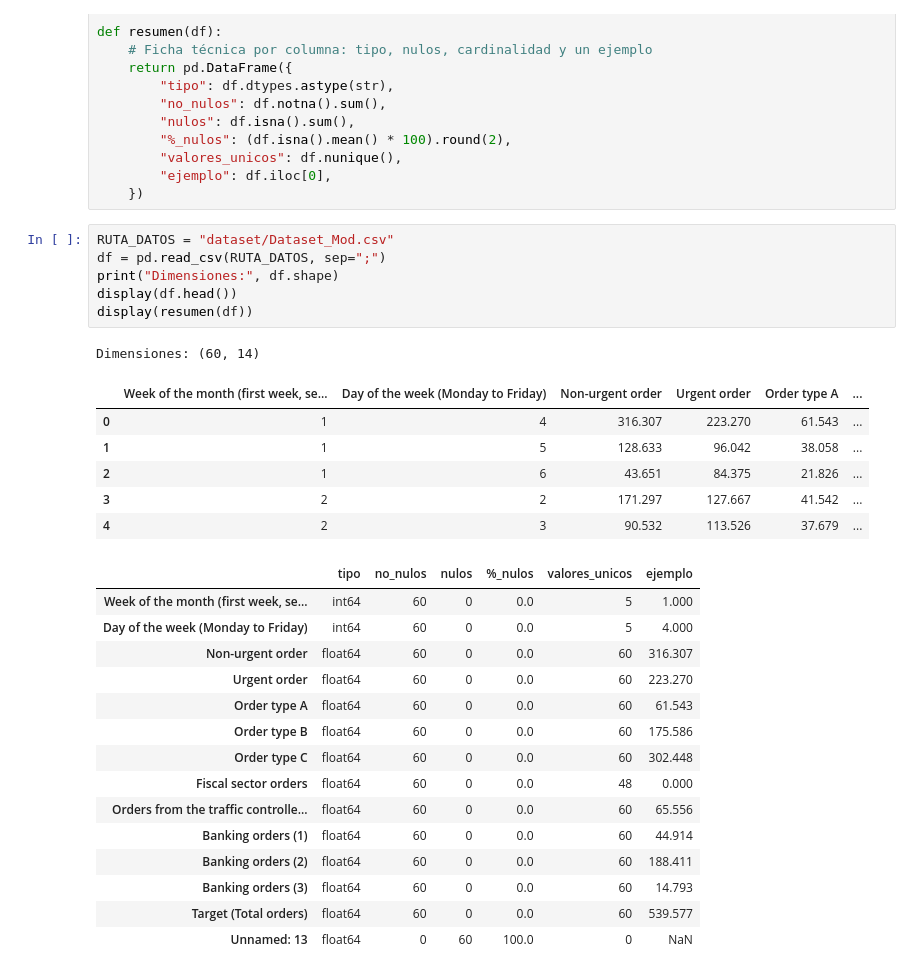
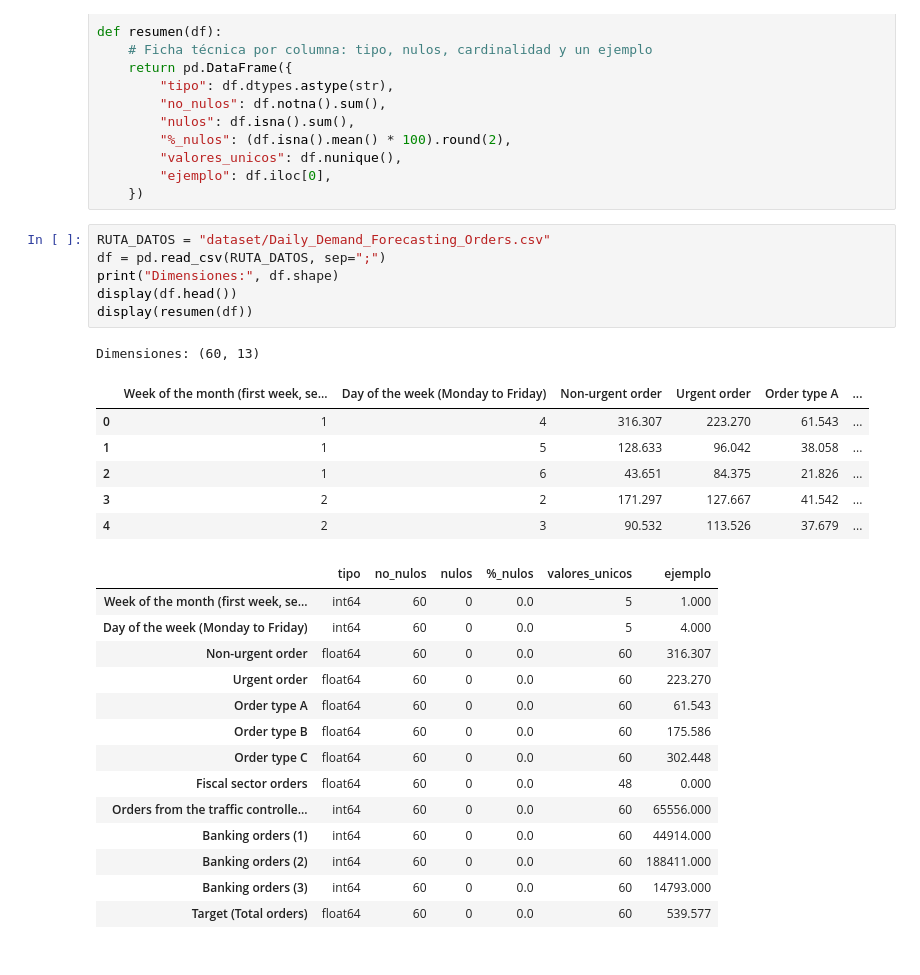
Before and after one commit to tdavidvergara/regresion-lineal-machine-learning, a Jupyter notebook: EDA_Regresion_Demanda.ipynb, the cells around one changed output. Drawn from its saved outputs; the diff is of its cells as text.

```diff
--- a/EDA_Regresion_Demanda.ipynb
+++ b/EDA_Regresion_Demanda.ipynb
@@ -24,34 +24,33 @@ def resumen(df):
         "ejemplo": df.iloc[0],
     })
 # %%
-RUTA_DATOS = "dataset/Dataset_Mod.csv"
+RUTA_DATOS = "dataset/Daily_Demand_Forecasting_Orders.csv"
 df = pd.read_csv(RUTA_DATOS, sep=";")
 print("Dimensiones:", df.shape)
 display(df.head())
 display(resumen(df))
 # %% [output]
-Dimensiones: (60, 14)
+Dimensiones: (60, 13)
 |  | Week of the month (first week, se... | Day of the week (Monday to Friday) | Non-urgent order | Urgent order | Order type A | ... |
 | 0 | 1 | 4 | 316.307 | 223.270 | 61.543 | ... |
 | 1 | 1 | 5 | 128.633 | 96.042 | 38.058 | ... |
 | 2 | 1 | 6 | 43.651 | 84.375 | 21.826 | ... |
 | 3 | 2 | 2 | 171.297 | 127.667 | 41.542 | ... |
 | 4 | 2 | 3 | 90.532 | 113.526 | 37.679 | ... |
 |  | tipo | no_nulos | nulos | %_nulos | valores_unicos | ejemplo |
 | Week of the month (first week, se... | int64 | 60 | 0 | 0.0 | 5 | 1.000 |
 | Day of the week (Monday to Friday) | int64 | 60 | 0 | 0.0 | 5 | 4.000 |
 | Non-urgent order | float64 | 60 | 0 | 0.0 | 60 | 316.307 |
 | Urgent order | float64 | 60 | 0 | 0.0 | 60 | 223.270 |
 | Order type A | float64 | 60 | 0 | 0.0 | 60 | 61.543 |
 | Order type B | float64 | 60 | 0 | 0.0 | 60 | 175.586 |
 | Order type C | float64 | 60 | 0 | 0.0 | 60 | 302.448 |
 | Fiscal sector orders | float64 | 60 | 0 | 0.0 | 48 | 0.000 |
-| Orders from the traffic controlle... | float64 | 60 | 0 | 0.0 | 60 | 65.556 |
-| Banking orders (1) | float64 | 60 | 0 | 0.0 | 60 | 44.914 |
-| Banking orders (2) | float64 | 60 | 0 | 0.0 | 60 | 188.411 |
-| Banking orders (3) | float64 | 60 | 0 | 0.0 | 60 | 14.793 |
+| Orders from the traffic controlle... | int64 | 60 | 0 | 0.0 | 60 | 65556.000 |
+| Banking orders (1) | int64 | 60 | 0 | 0.0 | 60 | 44914.000 |
+| Banking orders (2) | int64 | 60 | 0 | 0.0 | 60 | 188411.000 |
+| Banking orders (3) | int64 | 60 | 0 | 0.0 | 60 | 14793.000 |
 | Target (Total orders) | float64 | 60 | 0 | 0.0 | 60 | 539.577 |
-| Unnamed: 13 | float64 | 0 | 60 | 100.0 | 0 | NaN |
 # %%
 import matplotlib.pyplot as plt
 import seaborn as sns
```
Also changed, not shown: parts of 3 cells of this notebook.
